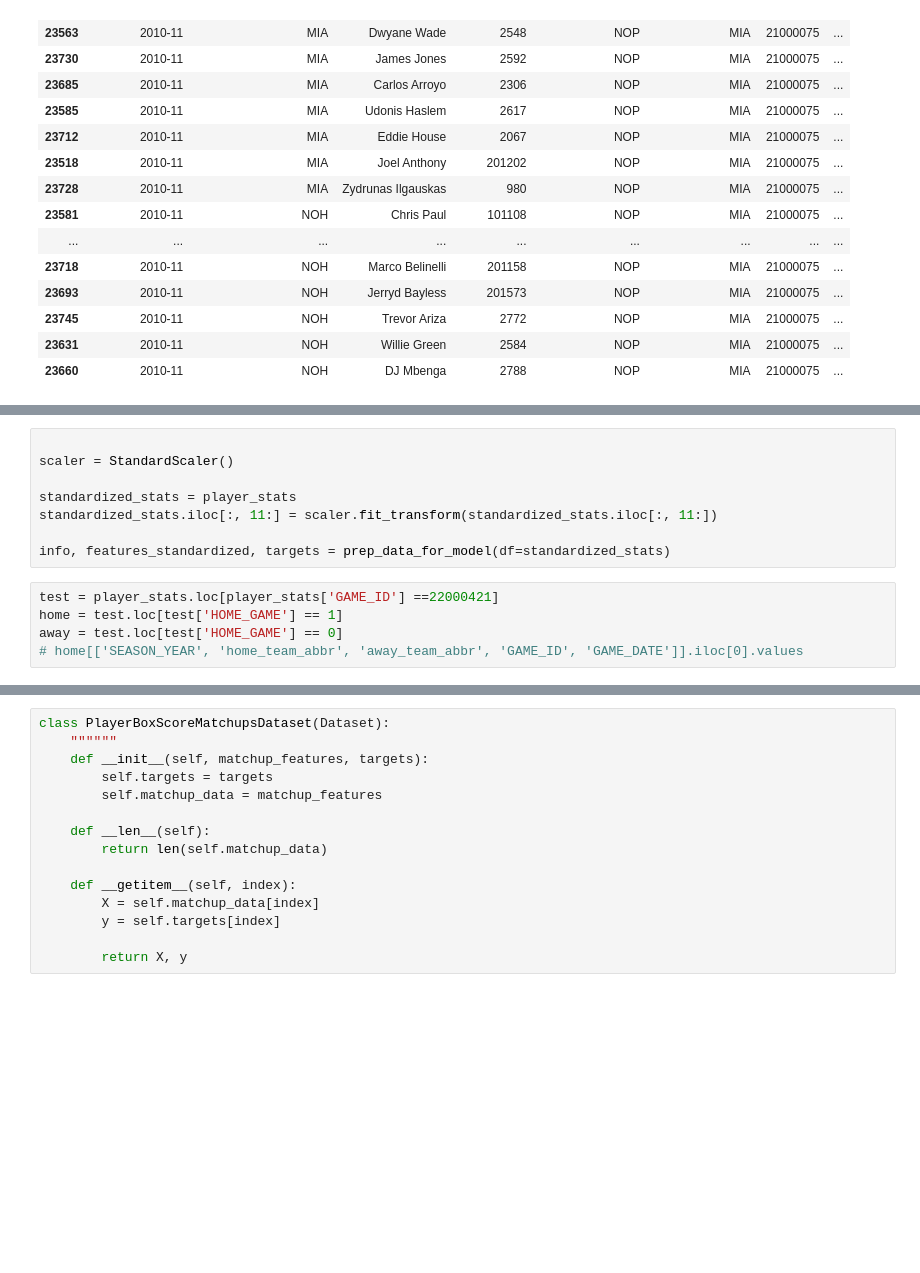
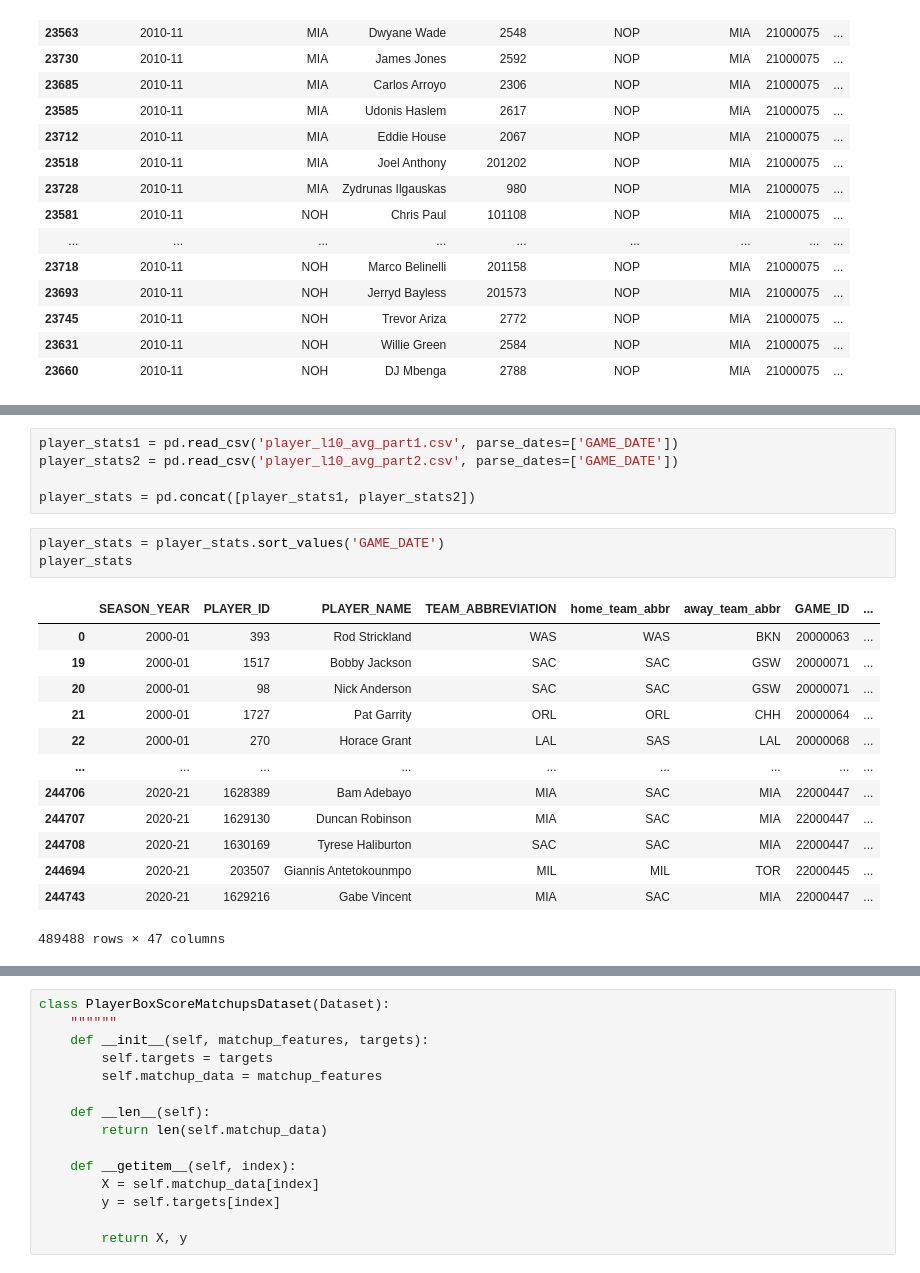
Before and after one commit to jnish23/NBA_Model, a Jupyter notebook: CNN attempt.ipynb, the cells around one changed output, grey strips where cells are left out. Cells and saved outputs as stored; diff of their text form; blank space fills up the shorter version.

```diff
--- a/CNN attempt.ipynb
+++ b/CNN attempt.ipynb
@@ -243,13 +219,22 @@ array([21800251, 21800249, 21800253, ..., 22000424, 22000426, 22000425])
-# %%
-
-scaler = StandardScaler()
-
-standardized_stats = player_stats
-standardized_stats.iloc[:, 11:] = scaler.fit_transform(standardized_stats.iloc[:, 11:])
-
-info, features_standardized, targets = prep_data_for_model(df=standardized_stats)
-# %%
-test = player_stats.loc[player_stats['GAME_ID'] ==22000421]
-home = test.loc[test['HOME_GAME'] == 1]
-away = test.loc[test['HOME_GAME'] == 0]
-# home[['SEASON_YEAR', 'home_team_abbr', 'away_team_abbr', 'GAME_ID', 'GAME_DATE']].iloc[0].values
+# %%
+player_stats1 = pd.read_csv('player_l10_avg_part1.csv', parse_dates=['GAME_DATE'])
+player_stats2 = pd.read_csv('player_l10_avg_part2.csv', parse_dates=['GAME_DATE'])
+
+player_stats = pd.concat([player_stats1, player_stats2])
+# %%
+player_stats = player_stats.sort_values('GAME_DATE')
+player_stats
+# %% [output]
+|  | SEASON_YEAR | PLAYER_ID | PLAYER_NAME | TEAM_ABBREVIATION | home_team_abbr | away_team_abbr | GAME_ID | ... |
+| 0 | 2000-01 | 393 | Rod Strickland | WAS | WAS | BKN | 20000063 | ... |
+| 19 | 2000-01 | 1517 | Bobby Jackson | SAC | SAC | GSW | 20000071 | ... |
+| 20 | 2000-01 | 98 | Nick Anderson | SAC | SAC | GSW | 20000071 | ... |
+| 21 | 2000-01 | 1727 | Pat Garrity | ORL | ORL | CHH | 20000064 | ... |
+| 22 | 2000-01 | 270 | Horace Grant | LAL | SAS | LAL | 20000068 | ... |
+| ... | ... | ... | ... | ... | ... | ... | ... | ... |
+| 244706 | 2020-21 | 1628389 | Bam Adebayo | MIA | SAC | MIA | 22000447 | ... |
+| 244707 | 2020-21 | 1629130 | Duncan Robinson | MIA | SAC | MIA | 22000447 | ... |
+| 244708 | 2020-21 | 1630169 | Tyrese Haliburton | SAC | SAC | MIA | 22000447 | ... |
+| 244694 | 2020-21 | 203507 | Giannis Antetokounmpo | MIL | MIL | TOR | 22000445 | ... |
+| 244743 | 2020-21 | 1629216 | Gabe Vincent | MIA | SAC | MIA | 22000447 | ... |
+489488 rows × 47 columns
```
Also changed, not shown: parts of 17 cells of this notebook, 8 other files.
